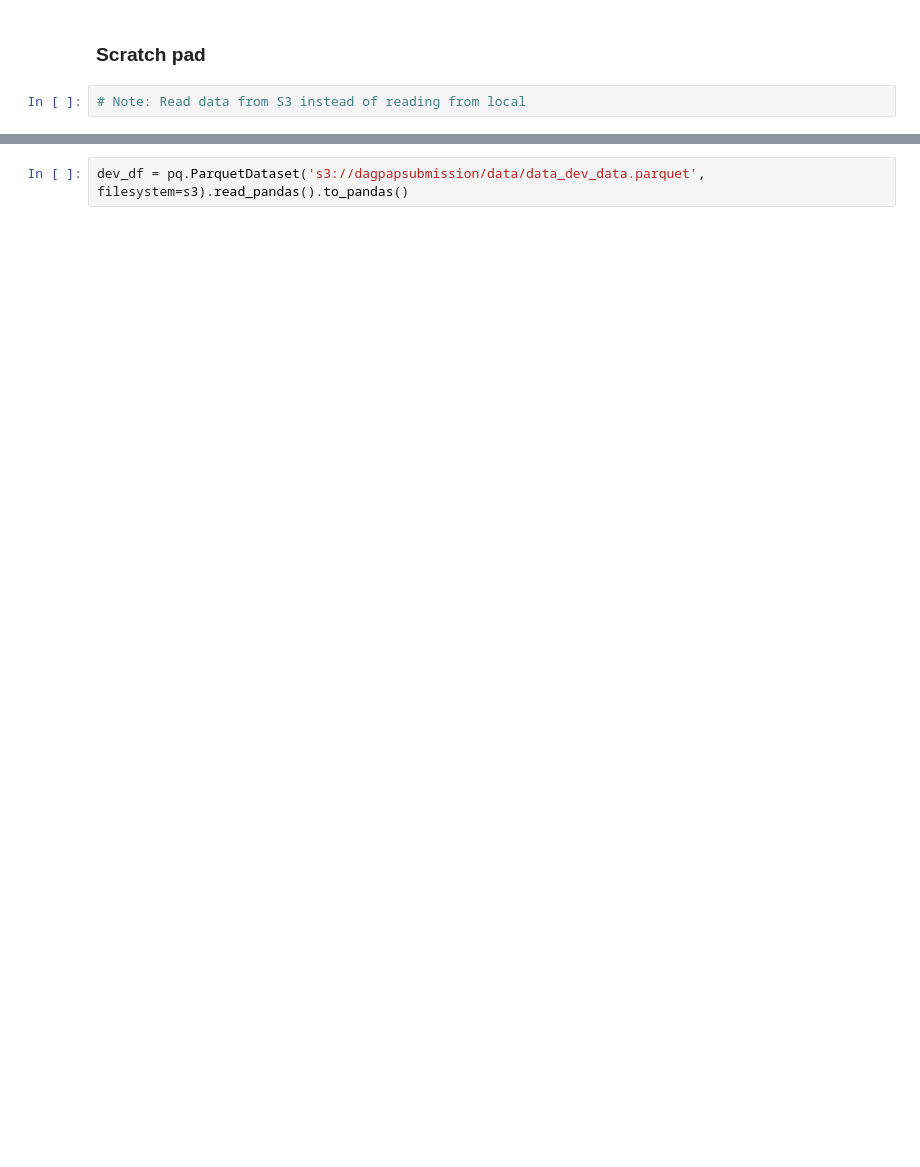
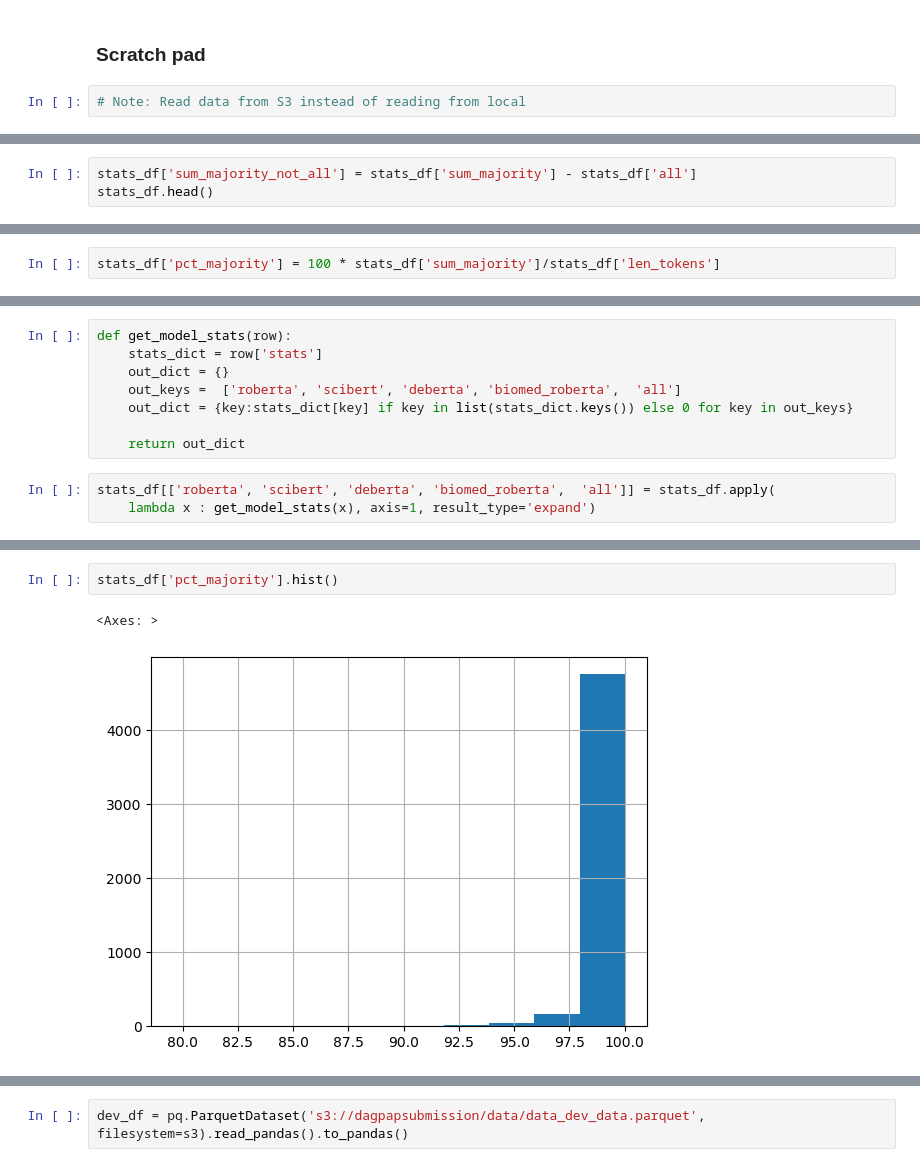
Before and after one commit to pradeepmohansml/dagpap24-submission, a Jupyter notebook: notebooks/baseline_models_comparison.ipynb, the cells around one changed output, grey strips where cells are left out. Saved outputs shown, nothing was run; the diff lists cells and outputs as text; blank space fills up the shorter version.

```diff
--- a/notebooks/baseline_models_comparison.ipynb
+++ b/notebooks/baseline_models_comparison.ipynb
@@ -64,0 +250,3 @@ def get_max_repeated_pred(input_df):
+# %%
+stats_df['sum_majority_not_all'] = stats_df['sum_majority'] - stats_df['all']
+stats_df.head()
@@ -64,0 +261,2 @@ def get_max_repeated_pred(input_df):
+# %%
+stats_df['pct_majority'] = 100 * stats_df['sum_majority']/stats_df['len_tokens']
@@ -64,0 +281,11 @@ def get_max_repeated_pred(input_df):
+# %%
+def get_model_stats(row):
+    stats_dict = row['stats']
+    out_dict = {}
+    out_keys =  ['roberta', 'scibert', 'deberta', 'biomed_roberta',  'all']
+    out_dict = {key:stats_dict[key] if key in list(stats_dict.keys()) else 0 for key in out_keys}
+
+    return out_dict
+# %%
+stats_df[['roberta', 'scibert', 'deberta', 'biomed_roberta',  'all']] = stats_df.apply(
+    lambda x : get_model_stats(x), axis=1, result_type='expand')
@@ -64,0 +335,5 @@ def get_max_repeated_pred(input_df):
+# %%
+stats_df['pct_majority'].hist()
+# %% [output]
+<Axes: >
+[figure, added]
```
Also changed, not shown: parts of 45 cells of this notebook, 3 other files.
